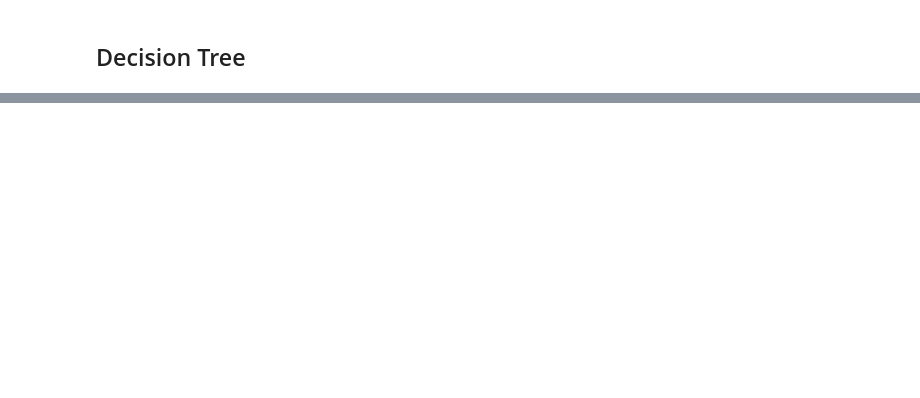
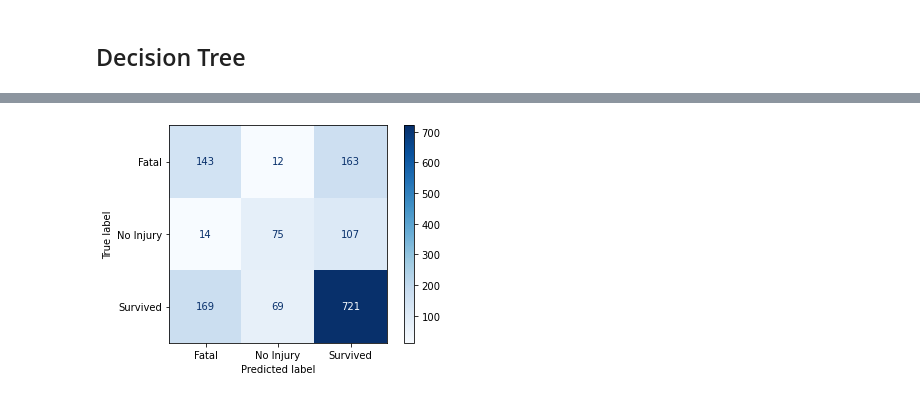
Before and after one commit to bt02/Shark-Attack-Data, a Jupyter notebook: model.ipynb, the cells around one changed output, grey strips where cells are left out. Saved outputs shown, nothing was run; the diff lists cells and outputs as text; code cells hidden in the pictures; blank space fills up the shorter version.

Commit message:
graphed dt

```diff
--- a/model.ipynb
+++ b/model.ipynb
@@ -272,0 +273,5 @@ AUC is :0.6418660761994345
+# %%
+plot_confusion_matrix(model_clf, X_test_minmax, y_test,
+                     cmap=plt.cm.Blues);
+# %% [output]
+[figure, added]
```
Also changed, not shown: parts of 4 cells of this notebook.
